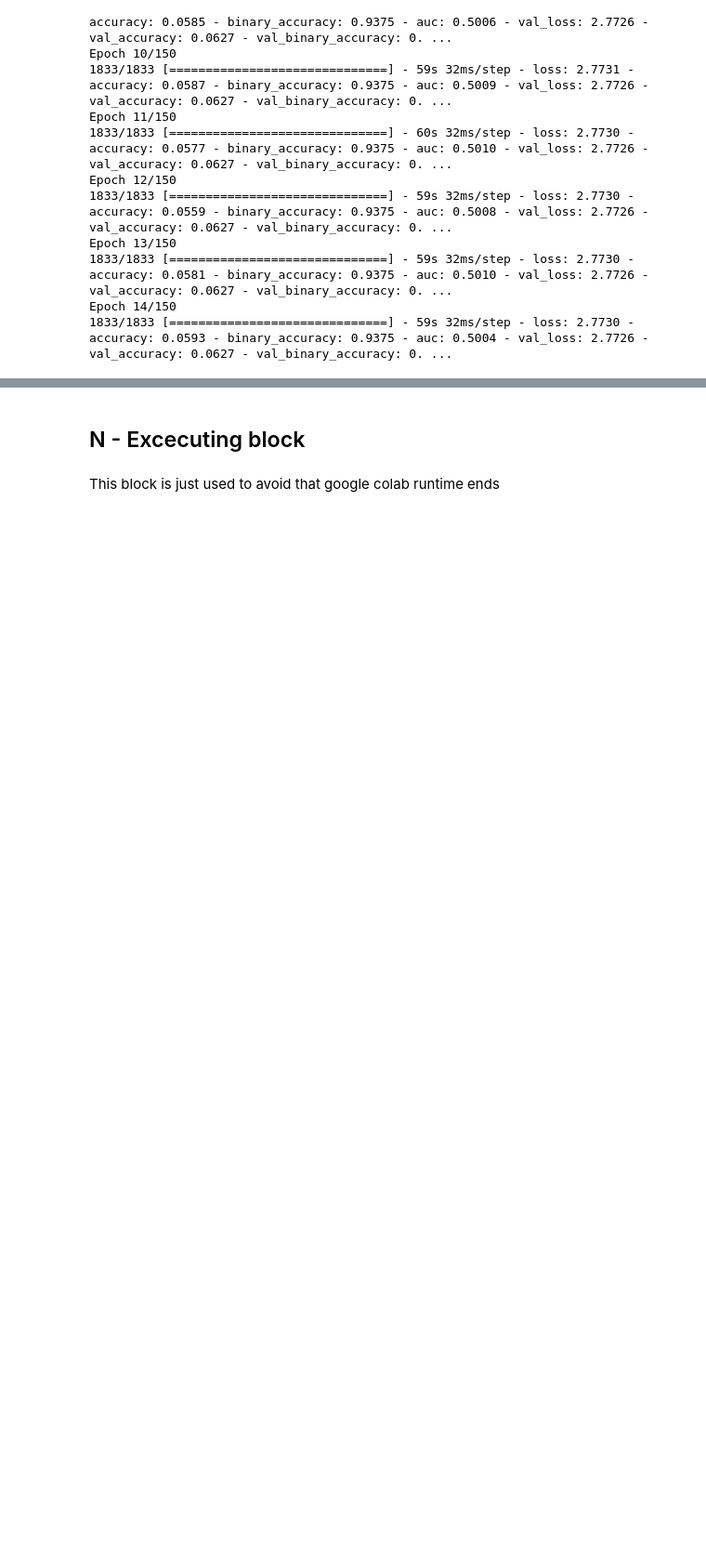
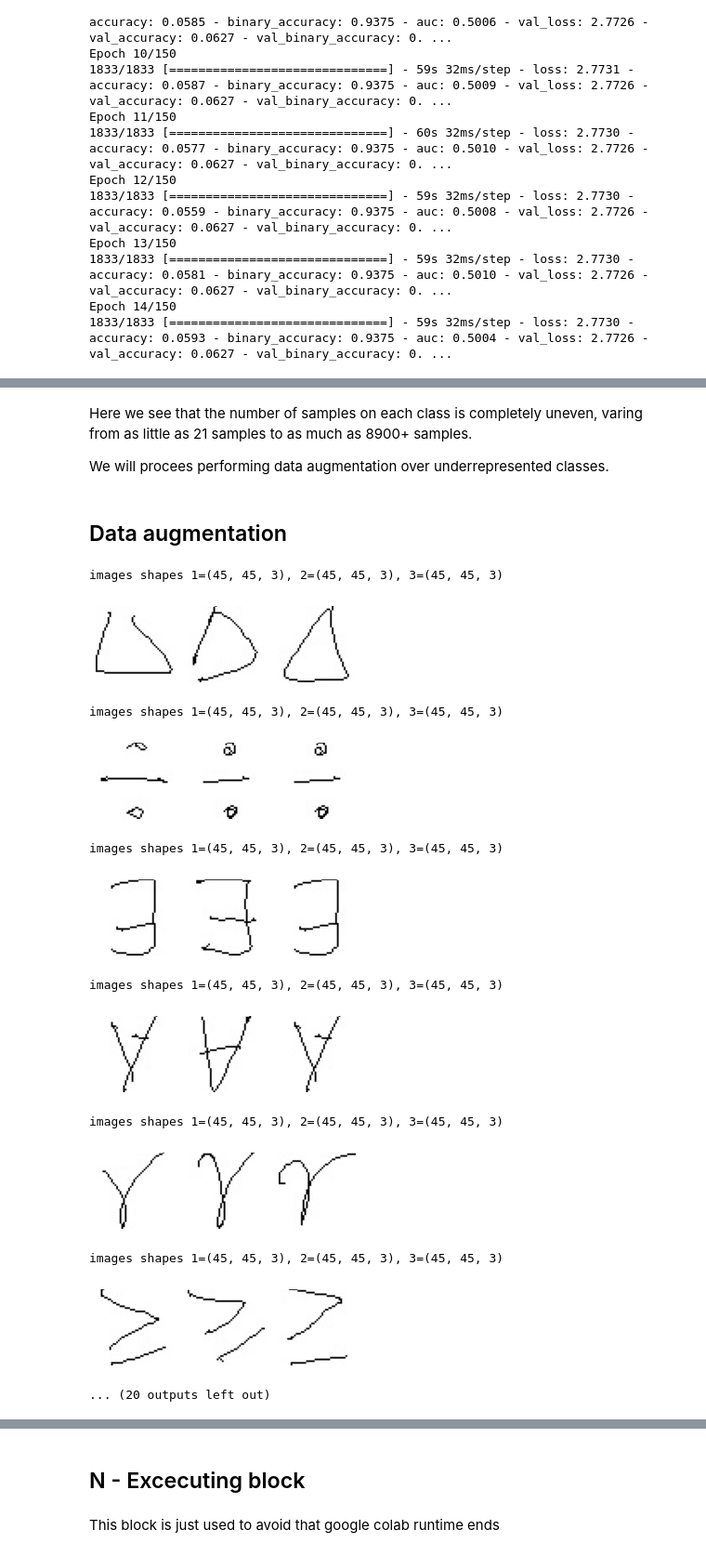
Before and after one commit to joseangeldelangel10/implementation_of_a_deep_learning_model, a Jupyter notebook: M_de_Retroalimentacion_DL.ipynb, the cells around one changed output, grey strips where cells are left out. Shown at 93% size. Saved outputs shown, nothing was run; the diff lists cells and outputs as text; code cells hidden in the pictures; blank space fills up the shorter version.

```diff
--- a/M_de_Retroalimentacion_DL.ipynb
+++ b/M_de_Retroalimentacion_DL.ipynb
@@ -1323,0 +1419,11 @@ Epoch 14/150
+# %%
+raw_data_dir = "/content/drive/MyDrive/7mo semestre/IA_2/math_symbols_dataset/extracted_images"
+classes = os.listdir(raw_data_dir)
+classes.sort()
+try:
+  classes.remove('desktop.ini')
+except ValueError:
+  pass
+num_classes = len(classes)
+classes_dirs = list(map( os.path.join, [raw_data_dir]*num_classes, classes ))
+print(classes)
@@ -1323,0 +1432,9 @@ Epoch 14/150
+# %%
+num_photos = {}
+for i in range(len(classes)):
+  class_name = classes[i]
+  class_data_size = len(os.listdir(classes_dirs[i]))
+  num_photos[class_name] = [class_data_size]
+  print("{c}:".format(c = class_name))
+  print("\t{num}".format(num = class_data_size))
+num_photos_df = pd.DataFrame.from_dict(num_photos)
@@ -1323,0 +1459,6 @@ Epoch 14/150
+# %% [markdown]
+Here we see that the number of samples on each class is completely uneven, varing from as little as 21 samples to as much as 8900+ samples.
+
+We will procees performing data augmentation over underrepresented classes.
+# %% [markdown]
+## Data augmentation
@@ -1323,0 +1467,38 @@ Epoch 14/150
+# %%
+classes_with_less_than_2k_images = ["Delta", "div", "exists", "forall", "gamma", "geq", "gt", "in", "lambda", "leq", "lt", "mu", "neq", "phi", "pm", "sigma"]
+# %%
+for class_name in classes_with_less_than_2k_images:
+  current_class_dir = os.path.join(raw_data_dir, class_name)
+  class_photos_names = os.listdir(current_class_dir)
+  image1_name = os.path.join( current_class_dir, random.choice(class_photos_names) )
+  image2_name = os.path.join( current_class_dir, random.choice(class_photos_names) )
+  image3_name = os.path.join( current_class_dir, random.choice(class_photos_names) )
+  image1 = cv.imread(image1_name)
+  image2 = cv.imread(image2_name)
+  image3 = cv.imread(image3_name)
+  print("images shapes 1={s1}, 2={s2}, 3={s3}".format(s1=image1.shape, s2=image2.shape, s3=image3.shape))
+  plt.rcParams["figure.figsize"] = (5,4)
+  plt.subplot(1, 3, 1)
+  plt.imshow(cv.cvtColor(image1,cv.COLOR_BGR2RGB))
+  plt.axis("off")
+  plt.subplot(1, 3, 2)
+  plt.imshow(cv.cvtColor(image2,cv.COLOR_BGR2RGB))
+  plt.axis("off")
+  plt.subplot(1, 3, 3)
+  plt.imshow(cv.cvtColor(image3,cv.COLOR_BGR2RGB))
+  plt.axis("off")
+  plt.show()
+# %% [output]
+images shapes 1=(45, 45, 3), 2=(45, 45, 3), 3=(45, 45, 3)
+[figure, added]
+images shapes 1=(45, 45, 3), 2=(45, 45, 3), 3=(45, 45, 3)
+[figure, added]
+images shapes 1=(45, 45, 3), 2=(45, 45, 3), 3=(45, 45, 3)
+[figure, added]
+images shapes 1=(45, 45, 3), 2=(45, 45, 3), 3=(45, 45, 3)
+[figure, added]
+images shapes 1=(45, 45, 3), 2=(45, 45, 3), 3=(45, 45, 3)
+[figure, added]
+images shapes 1=(45, 45, 3), 2=(45, 45, 3), 3=(45, 45, 3)
+[figure, added]
+... (20 outputs left out)
```
Also changed, not shown: parts of 64 cells of this notebook, 15 other files.
